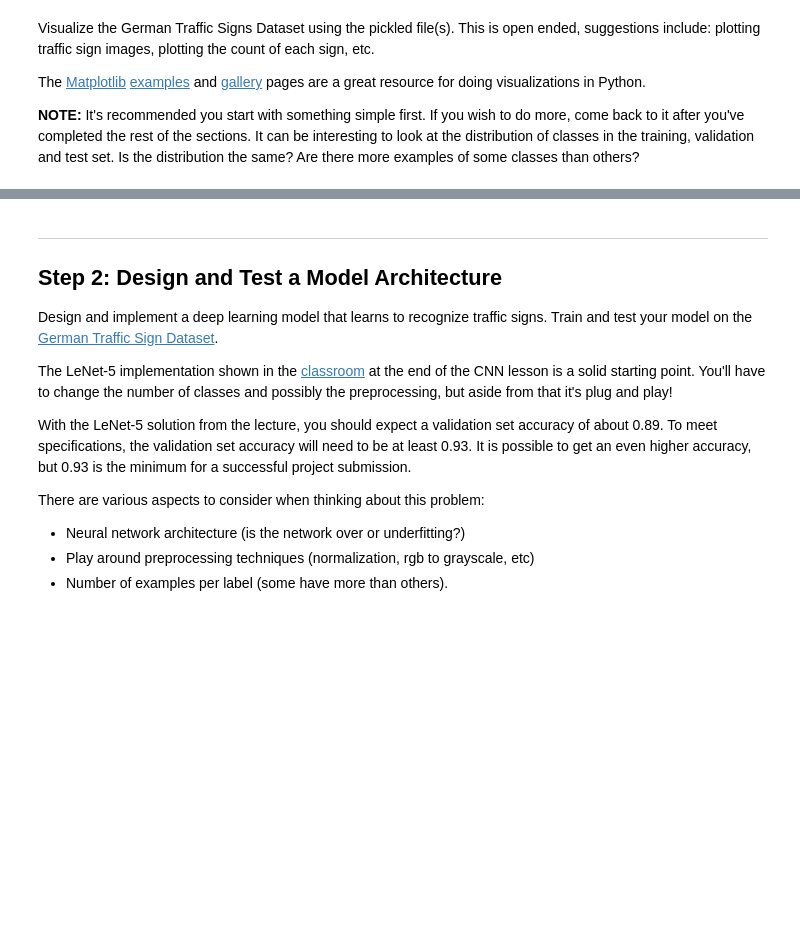
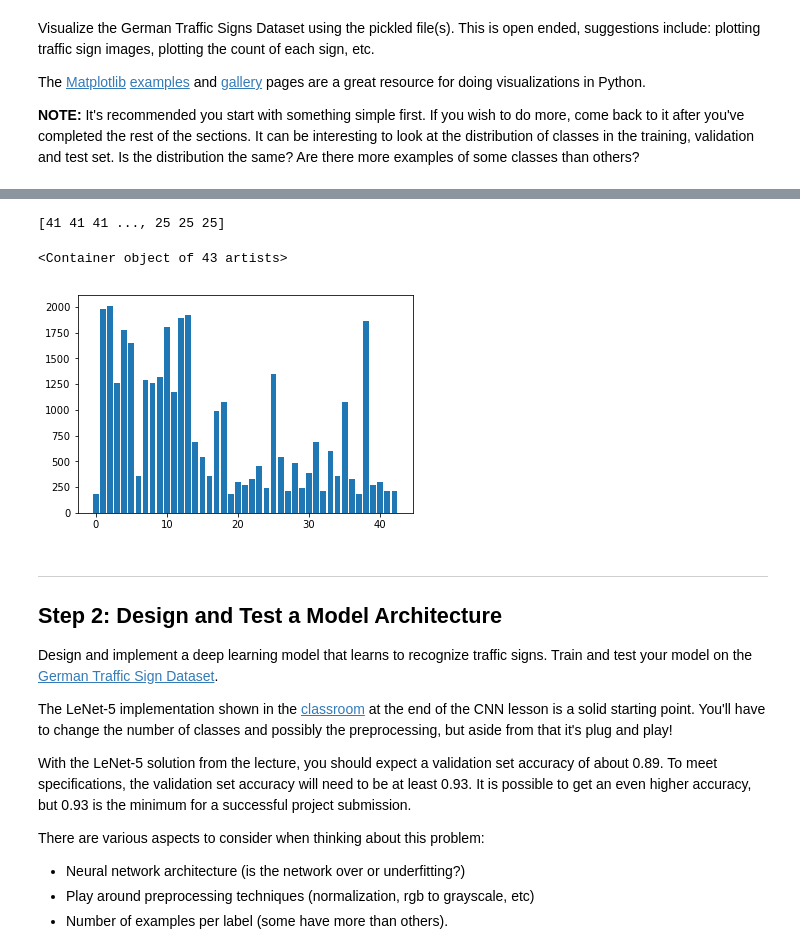
Before and after one commit to pomeroyd/project2_r1p0, a Jupyter notebook: Traffic_Sign_Classifier.ipynb, the cells around one changed output, grey strips where cells are left out. Drawn from its saved outputs; the diff is of its cells as text; code cells hidden in the pictures; blank space fills up the shorter version.

```diff
--- a/Traffic_Sign_Classifier.ipynb
+++ b/Traffic_Sign_Classifier.ipynb
@@ -170,3 +191,14 @@ image label =  22
+# %%
+print(y_train)
+hist = []
+for i in range(43):
+    hist.append(np.sum(y_train == i))
+
+plt.bar(range(43), hist)
+# %% [output]
+[41 41 41 ..., 25 25 25]
+<Container object of 43 artists>
+[figure, added]
 # %% [markdown]
 ----
 
```
Also changed, not shown: parts of 13 cells of this notebook.
